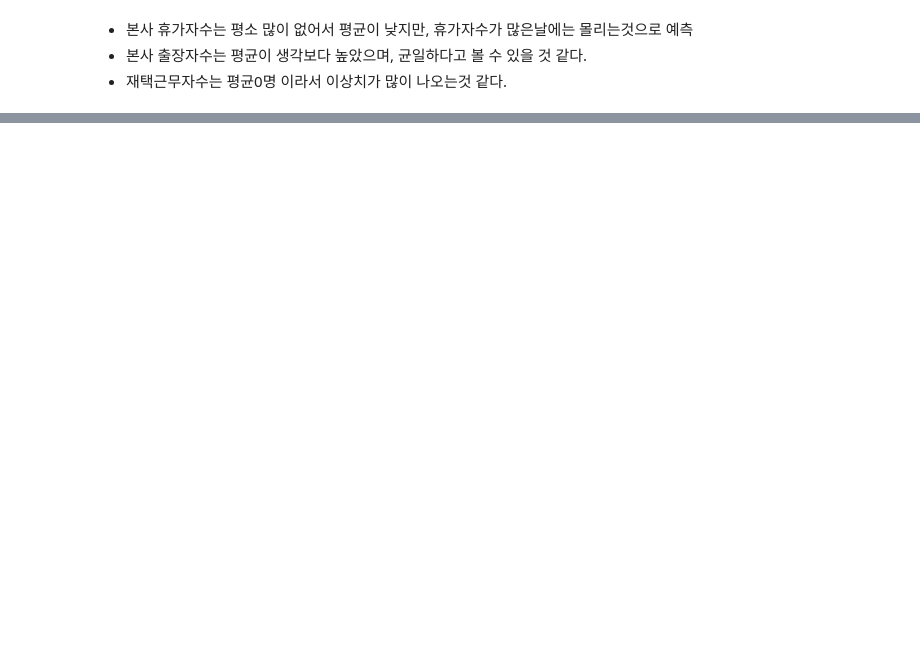
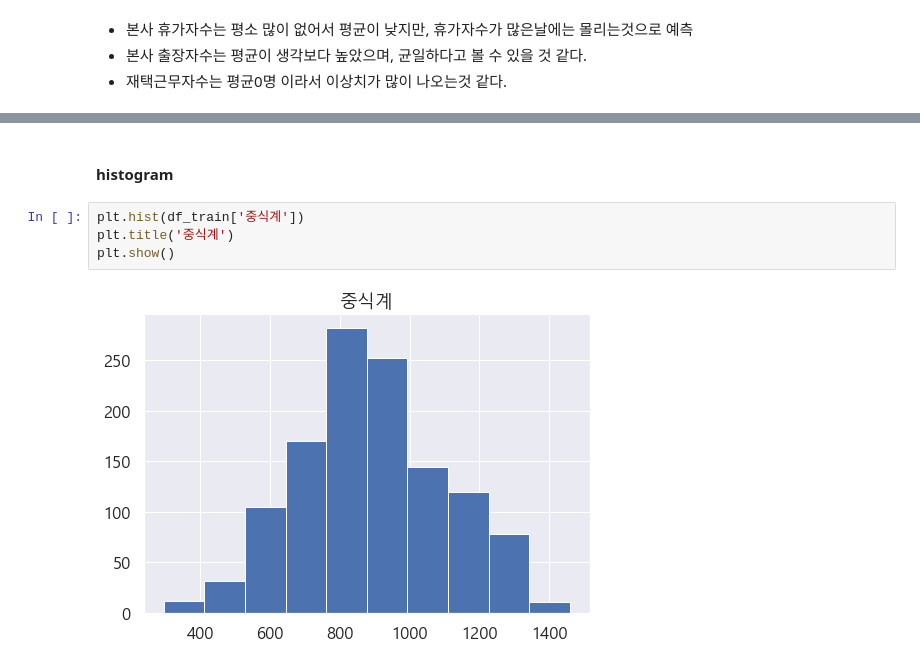
Before and after one commit to Yeony54/AI_Study_Notes, a Jupyter notebook: Machine Learning/02_Predict_Food_Demand/Predict_Food_Demand_EDA.ipynb, the cells around one changed output, grey strips where cells are left out. Cells and saved outputs as stored; diff of their text form; blank space fills up the shorter version.

```diff
--- a/Machine Learning/02_Predict_Food_Demand/Predict_Food_Demand_EDA.ipynb
+++ b/Machine Learning/02_Predict_Food_Demand/Predict_Food_Demand_EDA.ipynb
@@ -150,0 +210,8 @@ plt.show()
+# %% [markdown]
+#### histogram
+# %%
+plt.hist(df_train['중식계'])
+plt.title('중식계')
+plt.show()
+# %% [output]
+[figure, added]
```
Also changed, not shown: parts of 61 cells of this notebook, 2 other files.
